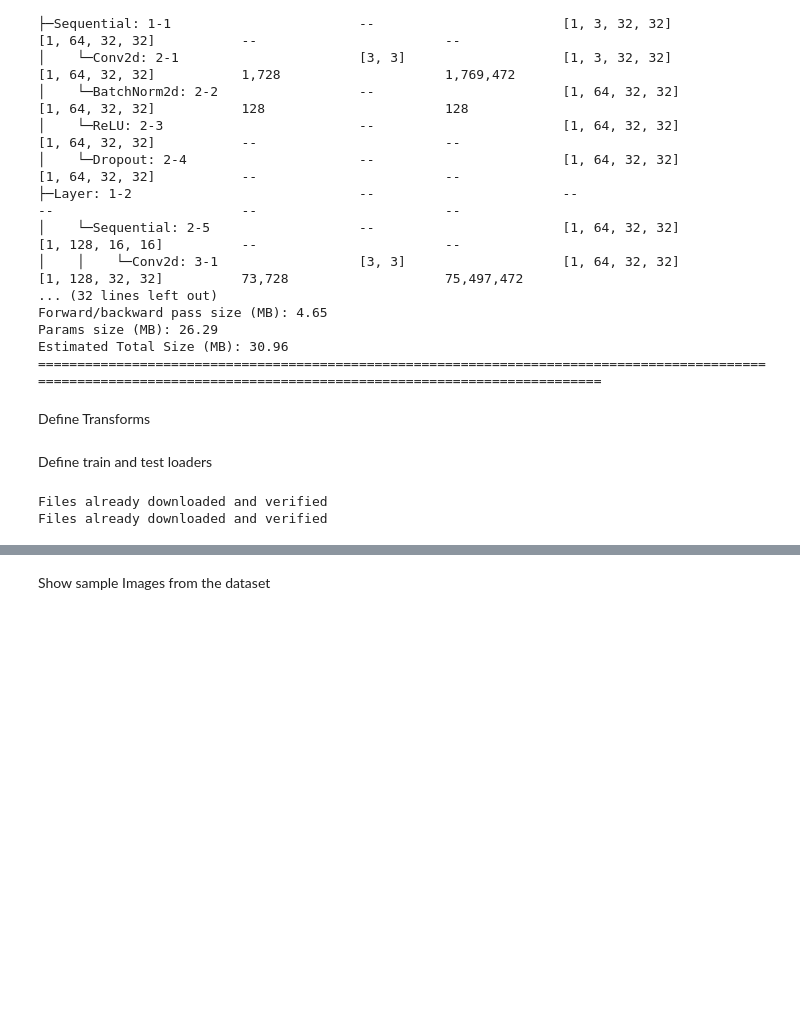
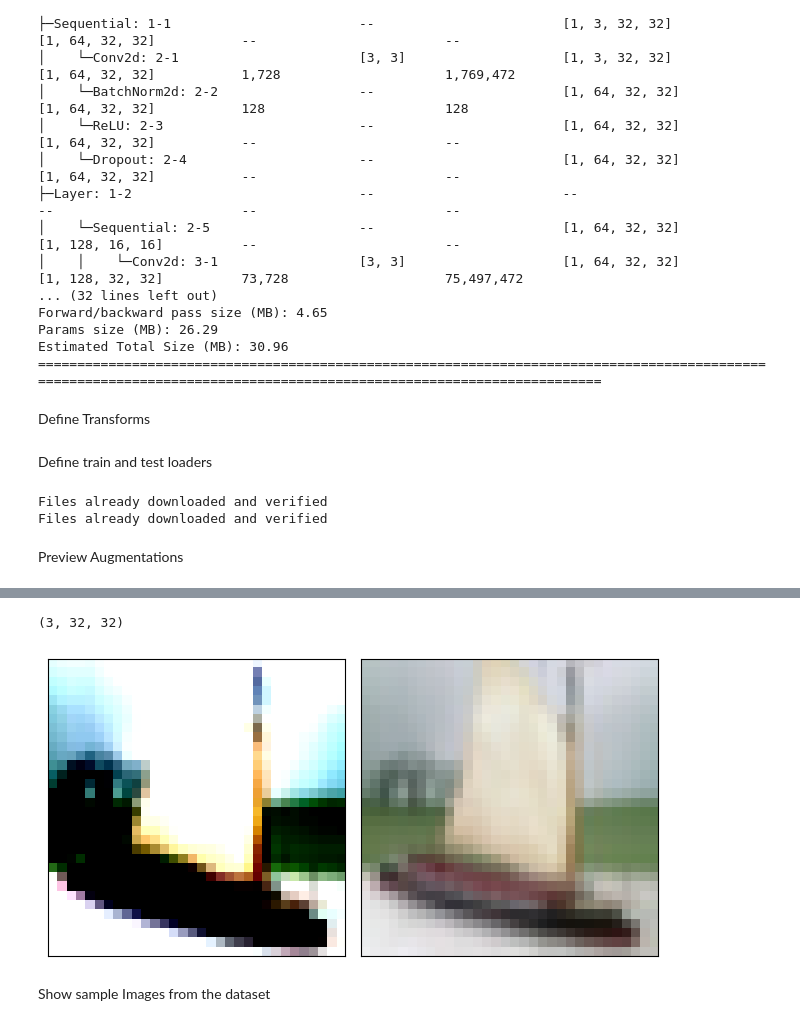
Before and after one commit to jyanivaddi/ERA_V1, a Jupyter notebook: session_10/s10.ipynb, the cells around one changed output, grey strips where cells are left out. Saved outputs shown, nothing was run; the diff lists cells and outputs as text; code cells hidden in the pictures; blank space fills up the shorter version.

```diff
--- a/session_10/s10.ipynb
+++ b/session_10/s10.ipynb
@@ -100,3 +102,36 @@ train_loader, test_loader, class_names = load_cifar10_data(train_transforms, tes
 # %% [output]
 Files already downloaded and verified
 Files already downloaded and verified
+# %% [markdown]
+Preview Augmentations
+# %%
+import numpy as np
+import matplotlib.pyplot as plt
+from torchvision import datasets, transforms
+
+def preview_augmentations(train_loader, image_transform):
+    batch_data, batch_label = next(iter(train_loader))
+    preview_img = np.asarray(batch_data[0].squeeze())
+    #preview_img = (preview_img*255./np.max(preview_img)).astype('uint8')
+    preview_label = batch_label[0]
+    fig, axs = plt.subplots(1, 2)
+    plt.tight_layout()
+    un_normalize_transform = transforms.Compose([transforms.Normalize((0.,0.,0.,),(1./0.247,1./0.244,1./0.262)),
+                                                 transforms.Normalize((-0.491,-0.482,-0.447),(1.0,1.0,1.0))])
+    un_normalized_img = un_normalize_transform(batch_data[0].squeeze())
+    un_normalized_img = np.asarray(un_normalized_img)
+    print(un_normalized_img.shape)
+    transformed_numpy_img = image_transform(image = un_normalized_img)["image"]
+    #transformed_numpy_img = (transformed_numpy_img*255./np.max(transformed_numpy_img)).astype('uint8')
+    axs[0].imshow(preview_img.transpose((1,2,0)))
+    axs[0].set_xticks([])
+    axs[0].set_yticks([])
+    axs[1].imshow(transformed_numpy_img.transpose((1,2,0)))
+    axs[1].set_xticks([])
+    axs[1].set_yticks([])
+    plt.tight_layout()
+    plt.show()
+
+img_transforms = A.Compose([AA.crops.transforms.RandomResizedCrop(height= 32,width = 32,p=0.5)])
+preview_augmentations(train_loader, img_transforms)
+# %% [output]
@@ -103,3 +139,5 @@ Files already downloaded and verified
+(3, 32, 32)
+[figure, added]
 # %% [markdown]
 Show sample Images from the dataset
 # %%
```
Also changed, not shown: parts of 7 cells of this notebook.
